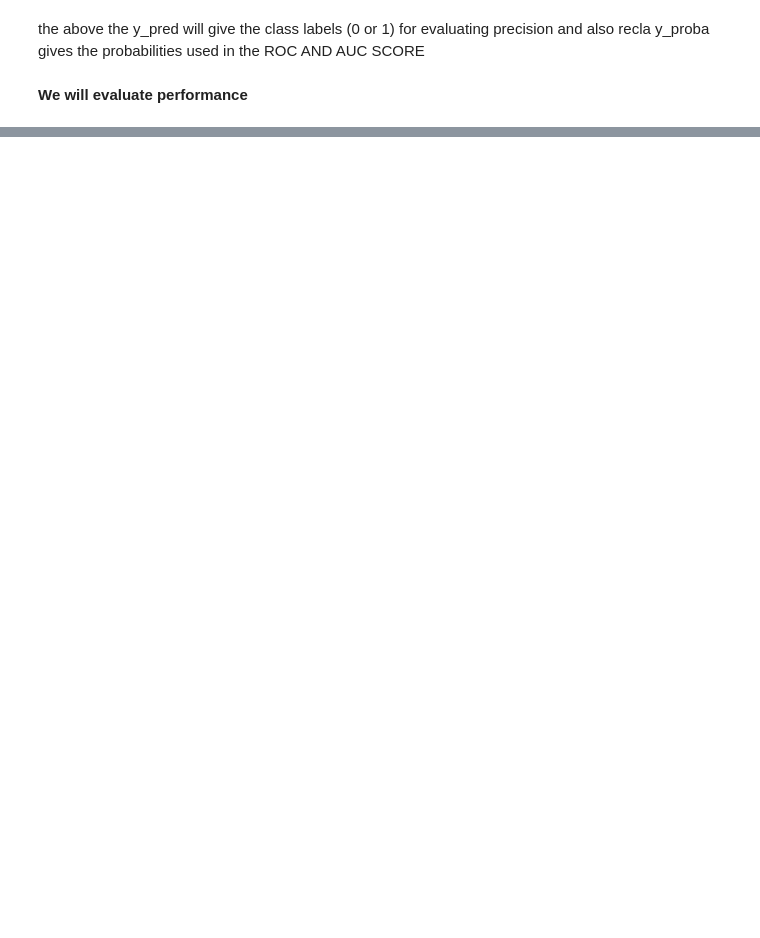
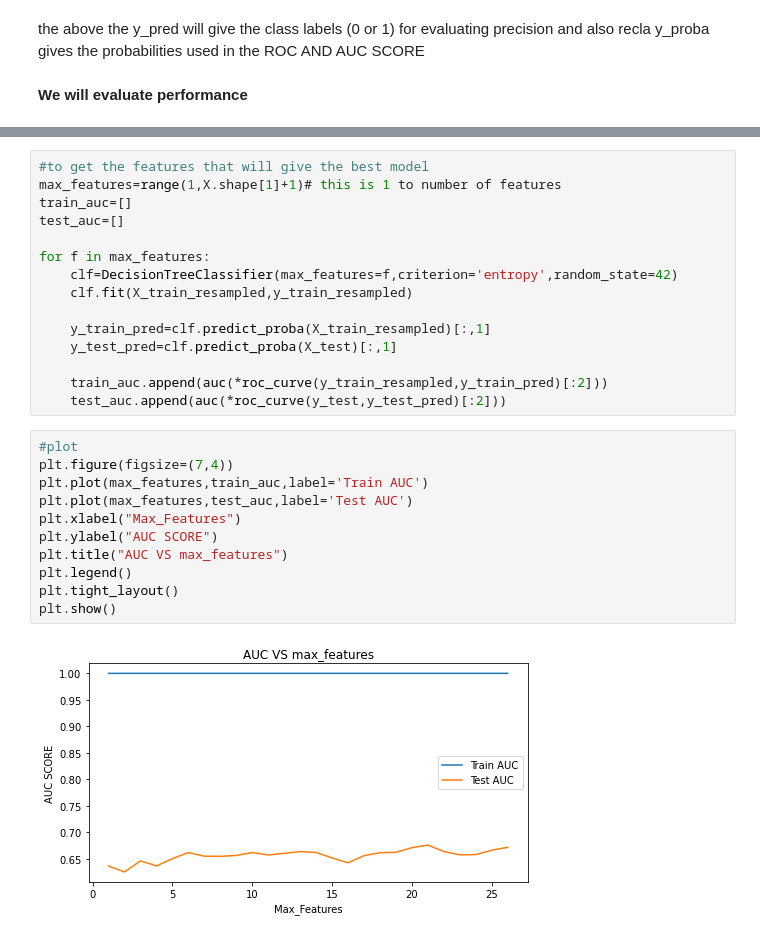
Before and after one commit to justicee-dev/bank-churn, a Jupyter notebook: Project.ipynb, the cells around one changed output, grey strips where cells are left out. Cells and saved outputs as stored; diff of their text form; blank space fills up the shorter version.

```diff
--- a/Project.ipynb
+++ b/Project.ipynb
@@ -745,0 +717,28 @@ plt.show()
+# %%
+#to get the features that will give the best model
+max_features=range(1,X.shape[1]+1)# this is 1 to number of features
+train_auc=[]
+test_auc=[]
+
+for f in max_features:
+    clf=DecisionTreeClassifier(max_features=f,criterion='entropy',random_state=42)
+    clf.fit(X_train_resampled,y_train_resampled)
+
+    y_train_pred=clf.predict_proba(X_train_resampled)[:,1]
+    y_test_pred=clf.predict_proba(X_test)[:,1]
+
+    train_auc.append(auc(*roc_curve(y_train_resampled,y_train_pred)[:2]))
+    test_auc.append(auc(*roc_curve(y_test,y_test_pred)[:2]))
+# %%
+#plot
+plt.figure(figsize=(7,4))
+plt.plot(max_features,train_auc,label='Train AUC')
+plt.plot(max_features,test_auc,label='Test AUC')
+plt.xlabel("Max_Features")
+plt.ylabel("AUC SCORE")
+plt.title("AUC VS max_features")
+plt.legend()
+plt.tight_layout()
+plt.show()
+# %% [output]
+[figure, added]
```
Also changed, not shown: parts of 35 cells of this notebook.
